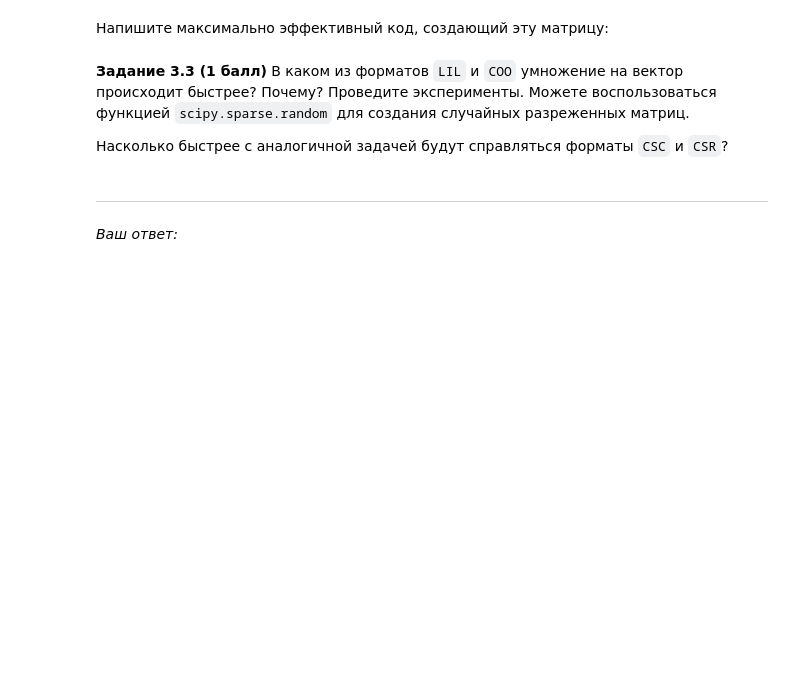
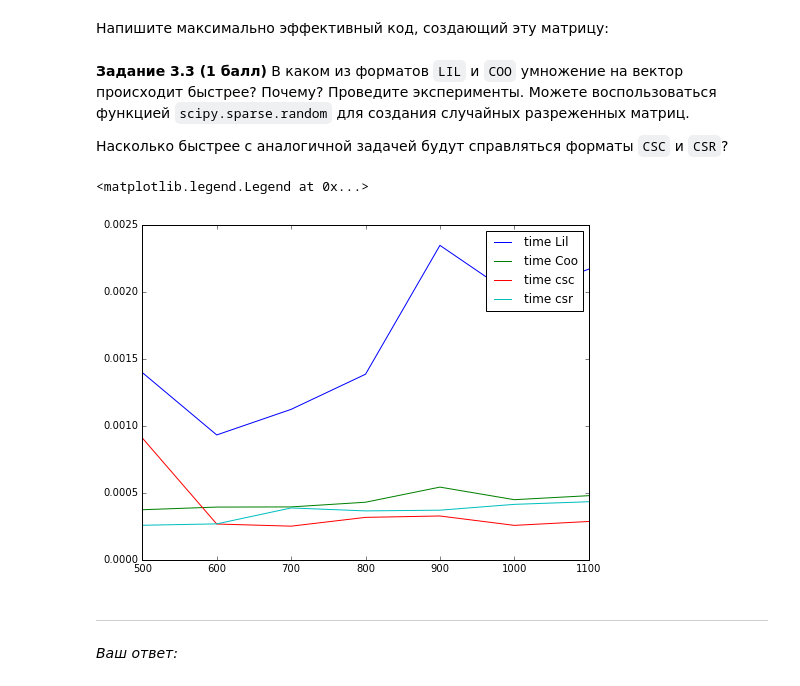
Before and after one commit to alex0parhomenko/linalg, a Jupyter notebook: Linalg lab 01.ipynb, the cells around one changed output. Cells and saved outputs as stored; diff of their text form; code cells hidden in the pictures; blank space fills up the shorter version.

```diff
--- a/Linalg lab 01.ipynb
+++ b/Linalg lab 01.ipynb
@@ -760,6 +767,33 @@ def CreateMatrix(receipts):
 **Задание 3.3 (1 балл)** В каком из форматов `LIL` и `COO` умножение на вектор происходит быстрее? Почему? Проведите эксперименты. Можете воспользоваться функцией `scipy.sparse.random` для создания случайных разреженных матриц.
 
 Насколько быстрее с аналогичной задачей будут справляться форматы `CSC` и `CSR`?
+# %%
+time_coo = []
+time_lil = []
+time_csc = []
+time_csr = []
+x = np.arange(500, 1200, 100)
+for sz in range(500, 1200, 100):
+    A = scipy.sparse.random(sz, sz)
+    vec = scipy.sparse.random(sz, 1)
+    A = A.tolil()
+    time_lil.append(timeit('scipy.dot(A, vec)', number = 100, setup = 'from __main__ import naive_solve, A, vec, scipy') / 100.)
+    A = A.tocoo()
+    time_coo.append(timeit('scipy.dot(A, vec)', number = 100, setup = 'from __main__ import naive_solve, A, vec, scipy') / 100.)
+    A = A.tocsc()
+    time_csc.append(timeit('scipy.dot(A, vec)', number = 100, setup = 'from __main__ import naive_solve, A, vec, scipy') / 100.)
+    A = A.tocsr()
+    time_csr.append(timeit('scipy.dot(A, vec)', number = 100, setup = 'from __main__ import naive_solve, A, vec, scipy') / 100.)
+
+plt.figure(figsize=(8, 6), dpi = 80)
+line1, = plt.plot(x, time_lil)
+line2, = plt.plot(x, time_coo)
+line3, = plt.plot(x, time_csc)
+line4, = plt.plot(x, time_csr)
+plt.legend([line1, line2, line3, line4], ['time Lil', 'time Coo', 'time csc', 'time csr'])
+# %% [output]
+<matplotlib.legend.Legend at 0x...>
+[figure, added]
 # %% [markdown]
 ----
 *Ваш ответ:*
```
Also changed, not shown: parts of 14 cells of this notebook.
